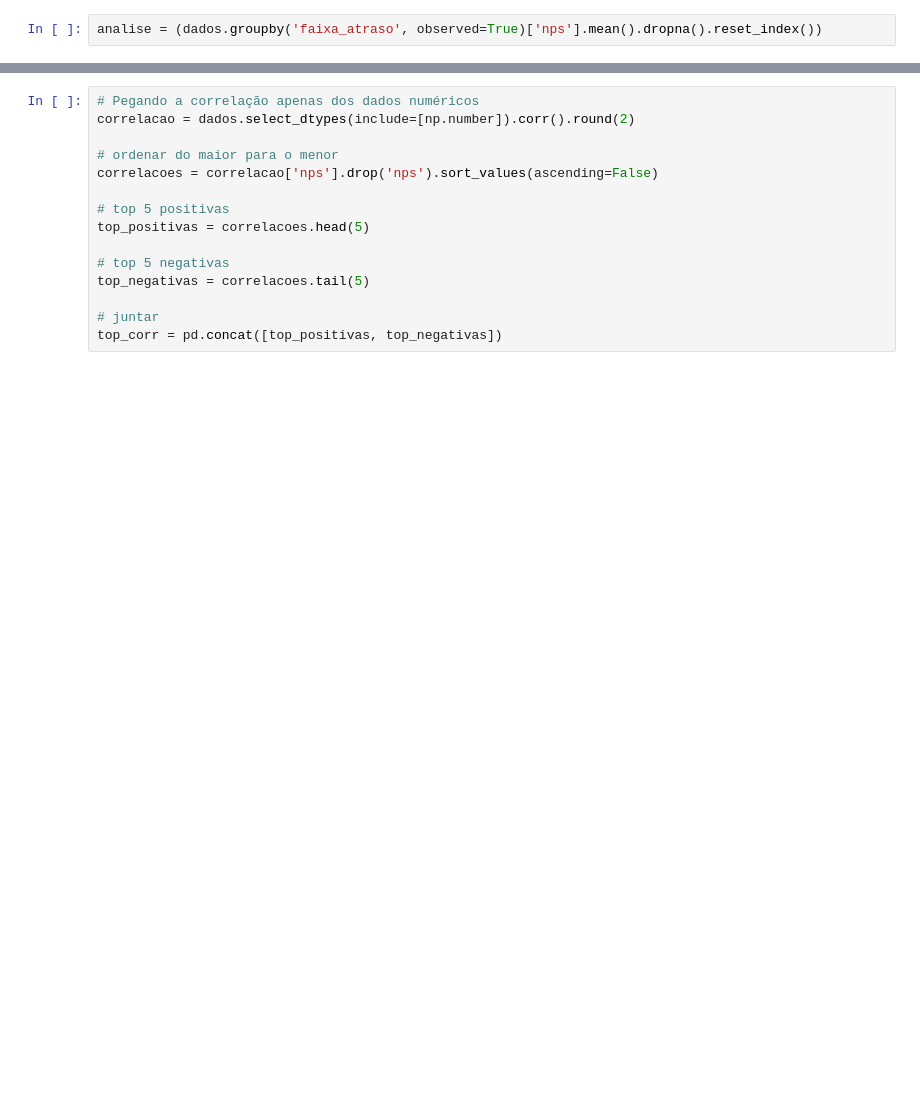
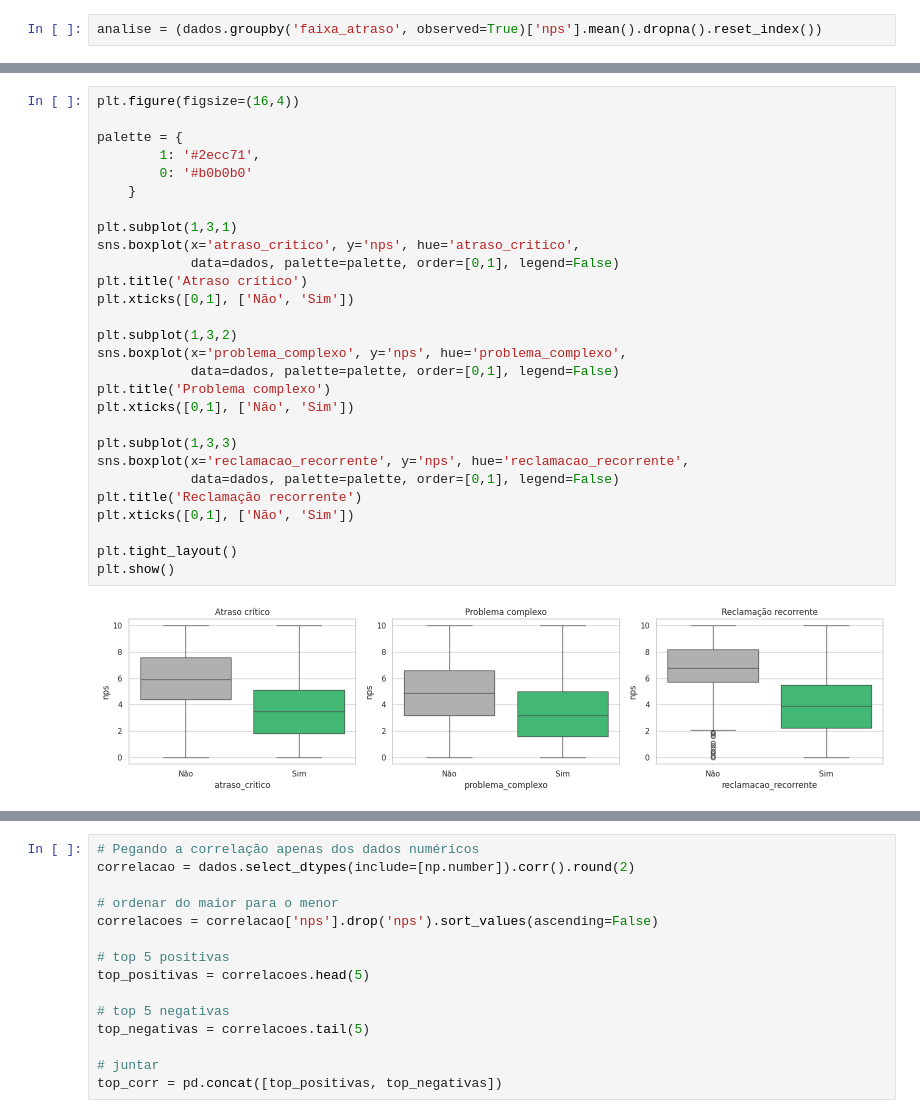
Before and after one commit to RenanTrevelim/fase1-tech-challenge, a Jupyter notebook: notebooks/EDA NPS - Tech Challenge.ipynb, the cells around one changed output, grey strips where cells are left out. Drawn from its saved outputs; the diff is of its cells as text; blank space fills up the shorter version.

```diff
--- a/notebooks/EDA NPS - Tech Challenge.ipynb
+++ b/notebooks/EDA NPS - Tech Challenge.ipynb
@@ -729,0 +651,30 @@ Atrasos acima de 2 dias representam alto risco de geração de detratores, sendo
+# %%
+plt.figure(figsize=(16,4))
+
+palette = {
+        1: '#2ecc71',
+        0: '#b0b0b0'
+    }
+
+plt.subplot(1,3,1)
+sns.boxplot(x='atraso_critico', y='nps', hue='atraso_critico',
+            data=dados, palette=palette, order=[0,1], legend=False)
+plt.title('Atraso crítico')
+plt.xticks([0,1], ['Não', 'Sim'])
+
+plt.subplot(1,3,2)
+sns.boxplot(x='problema_complexo', y='nps', hue='problema_complexo',
+            data=dados, palette=palette, order=[0,1], legend=False)
+plt.title('Problema complexo')
+plt.xticks([0,1], ['Não', 'Sim'])
+
+plt.subplot(1,3,3)
+sns.boxplot(x='reclamacao_recorrente', y='nps', hue='reclamacao_recorrente',
+            data=dados, palette=palette, order=[0,1], legend=False)
+plt.title('Reclamação recorrente')
+plt.xticks([0,1], ['Não', 'Sim'])
+
+plt.tight_layout()
+plt.show()
+# %% [output]
+[figure, added]
```
Also changed, not shown: parts of 71 cells of this notebook, 9 other files.
